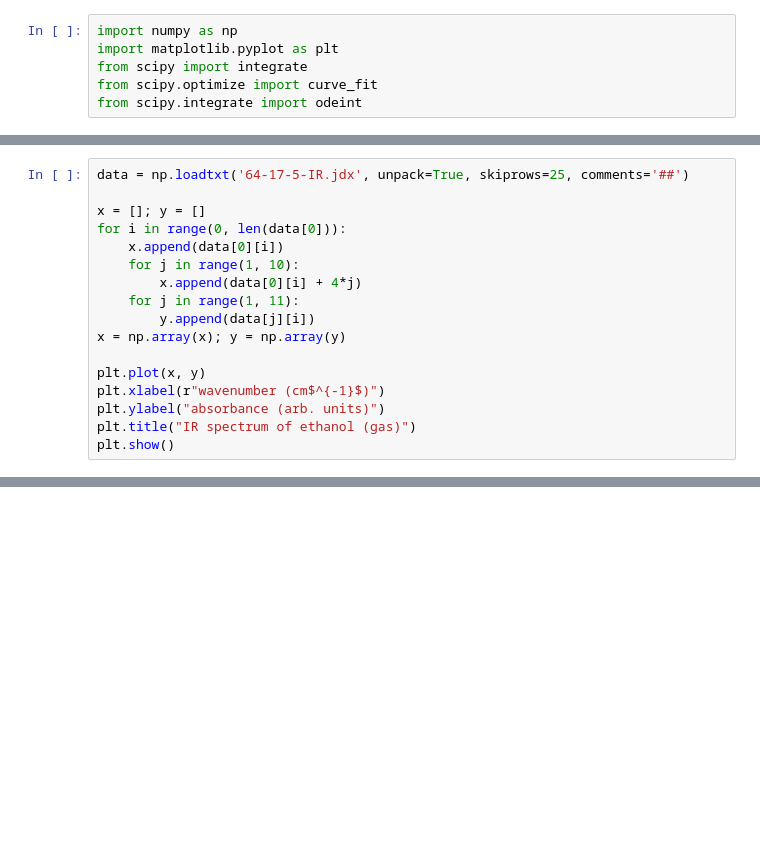
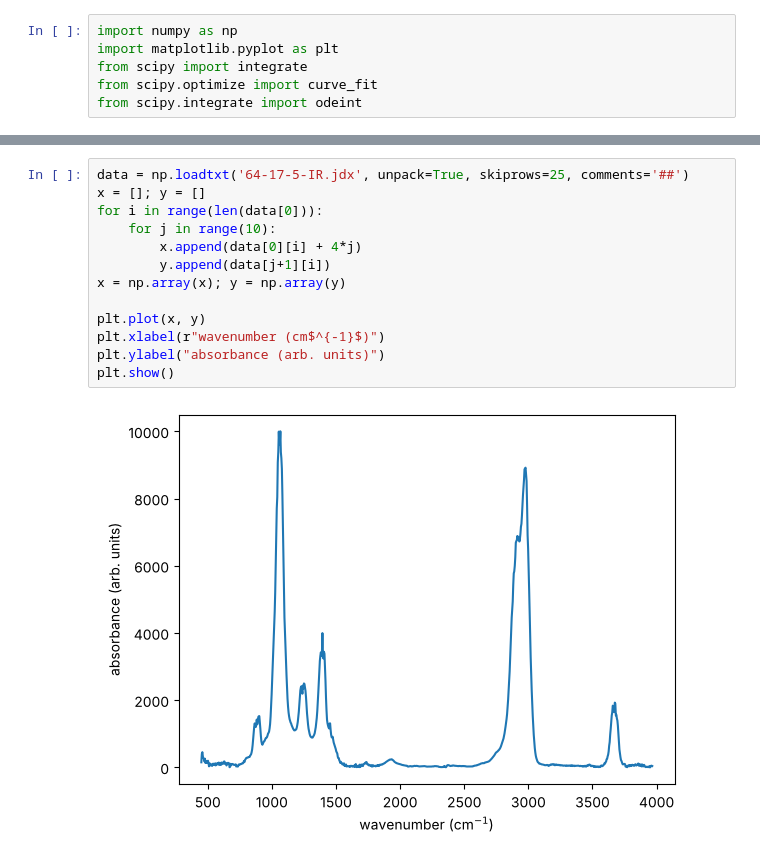
Before and after one commit to basselfads23/python-course, a Jupyter notebook: 1_python_basics_exercises.ipynb, the cells around one changed output, grey strips where cells are left out. Drawn from its saved outputs; the diff is of its cells as text; blank space fills up the shorter version.

```diff
--- a/1_python_basics_exercises.ipynb
+++ b/1_python_basics_exercises.ipynb
@@ -208,17 +17,0 @@ The first 25 lines are a header. Each data line has 11 columns: the wavenumber o
-# %%
-data = np.loadtxt('64-17-5-IR.jdx', unpack=True, skiprows=25, comments='##')
-
-x = []; y = []
-for i in range(0, len(data[0])):
-    x.append(data[0][i])
-    for j in range(1, 10):
-        x.append(data[0][i] + 4*j)
-    for j in range(1, 11):
-        y.append(data[j][i])
-x = np.array(x); y = np.array(y)
-
-plt.plot(x, y)
-plt.xlabel(r"wavenumber (cm$^{-1}$)")
-plt.ylabel("absorbance (arb. units)")
-plt.title("IR spectrum of ethanol (gas)")
-plt.show()
@@ -513,0 +49,15 @@ This is the reverse of a well-known result in optics: the diffraction pattern of
+# %%
+data = np.loadtxt('64-17-5-IR.jdx', unpack=True, skiprows=25, comments='##')
+x = []; y = []
+for i in range(len(data[0])):
+    for j in range(10):
+        x.append(data[0][i] + 4*j)
+        y.append(data[j+1][i])
+x = np.array(x); y = np.array(y)
+
+plt.plot(x, y)
+plt.xlabel(r"wavenumber (cm$^{-1}$)")
+plt.ylabel("absorbance (arb. units)")
+plt.show()
+# %% [output]
+[figure, added]
```
Also changed, not shown: parts of 63 cells of this notebook, 4 other files.
